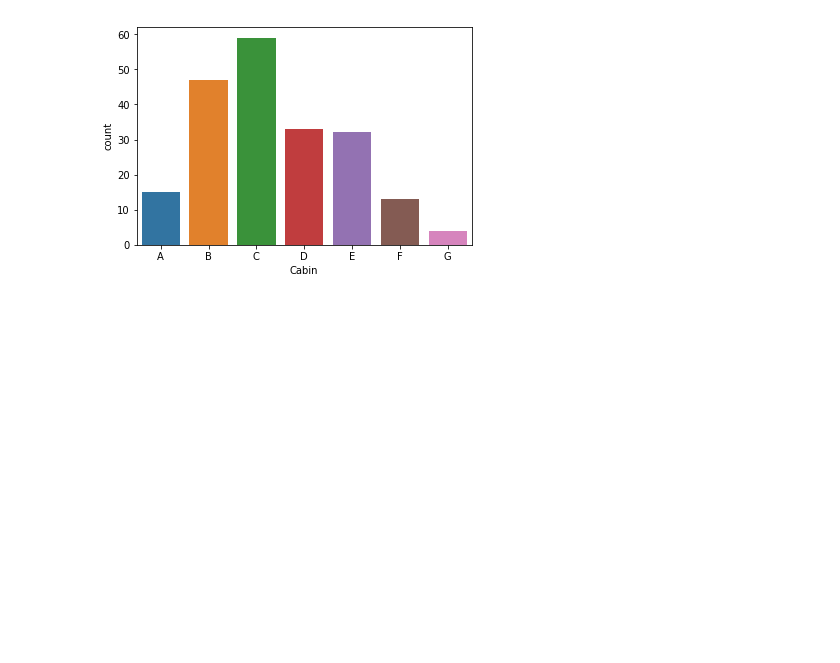
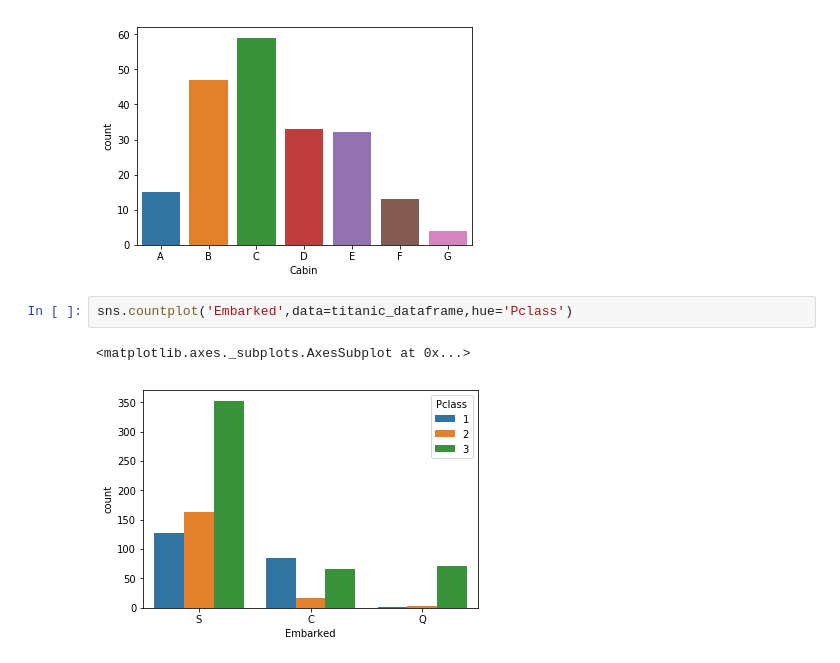
Before and after one commit to hkacmaz/Titanic-Passenger-Survivors, a Jupyter notebook: Titanic Survivors Analysis.ipynb, the cells around one changed output. Cells and saved outputs as stored; diff of their text form; blank space fills up the shorter version.

```diff
--- a/Titanic Survivors Analysis.ipynb
+++ b/Titanic Survivors Analysis.ipynb
@@ -212,3 +212,8 @@ sns.countplot('Cabin',data=cabin_df)
 # %% [output]
 <matplotlib.axes._subplots.AxesSubplot at 0x...>
 [figure]
+# %%
+sns.countplot('Embarked',data=titanic_dataframe,hue='Pclass')
+# %% [output]
+<matplotlib.axes._subplots.AxesSubplot at 0x...>
+[figure, added]
```
Also changed, not shown: parts of 4 cells of this notebook.
